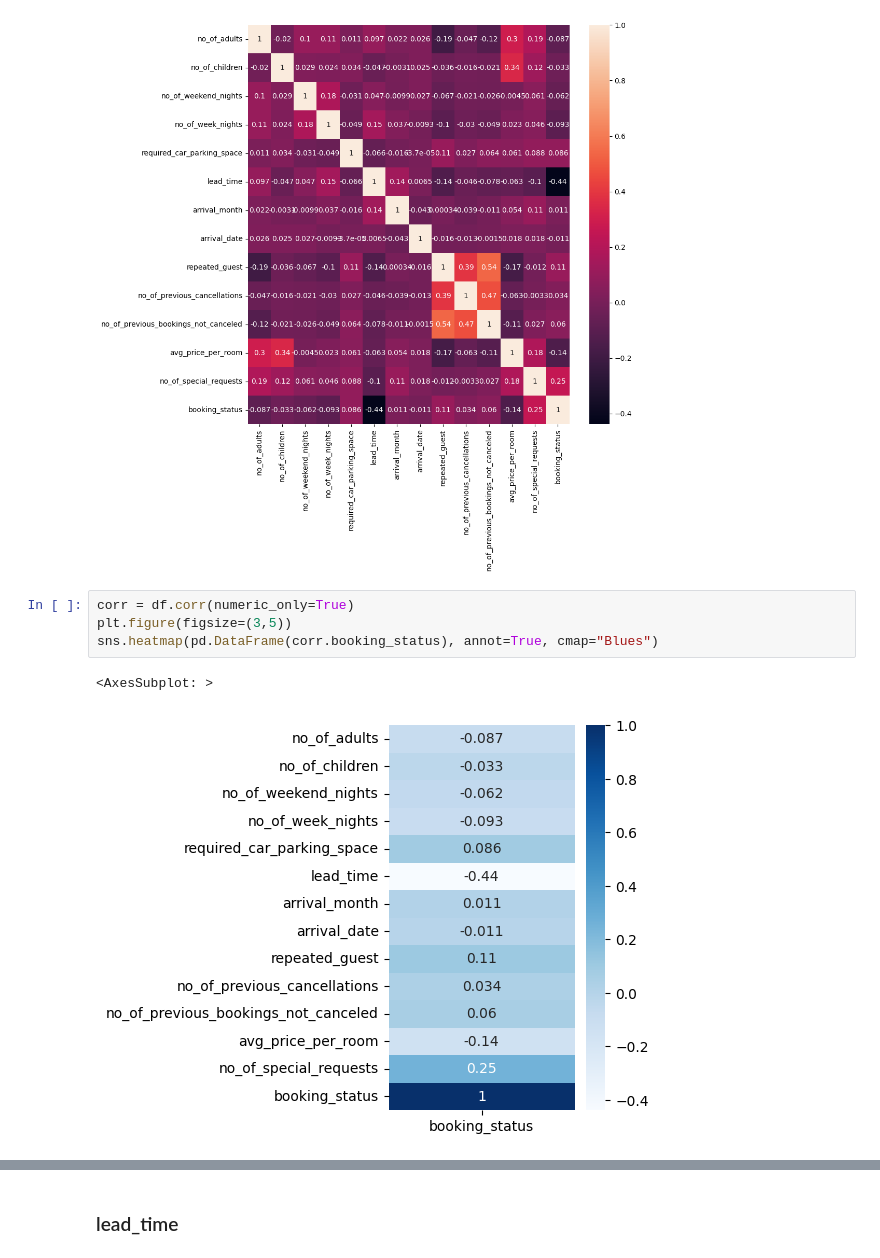
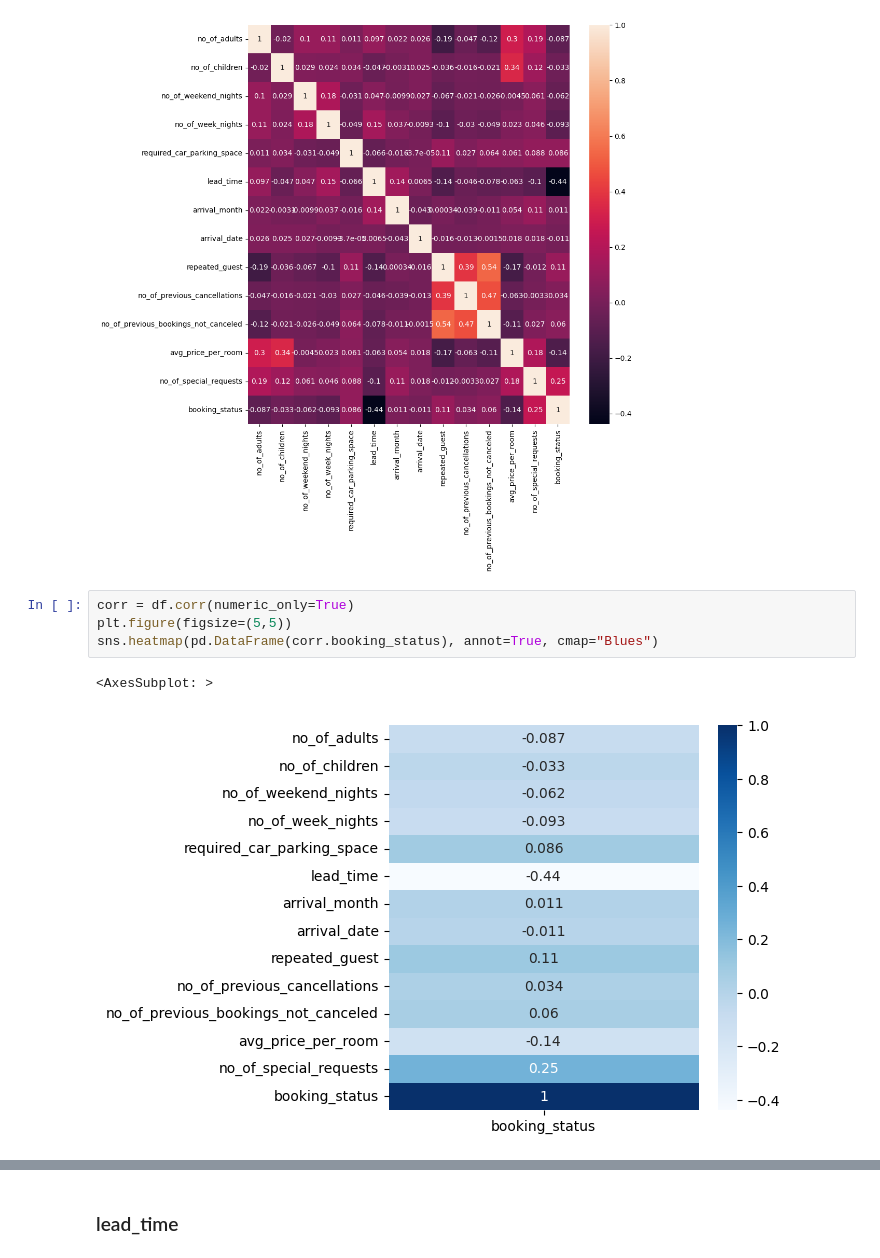
Before and after one commit to jhnnce/Kaggel_Hotel_Reservation, a Jupyter notebook: SRC_HotelR/Preprocessing_HotelR/Preprocessing_HotelR.ipynb, the cells around one changed output, grey strips where cells are left out. Cells and saved outputs as stored; diff of their text form.

```diff
--- a/SRC_HotelR/Preprocessing_HotelR/Preprocessing_HotelR.ipynb
+++ b/SRC_HotelR/Preprocessing_HotelR/Preprocessing_HotelR.ipynb
@@ -111,11 +110,11 @@ sns.heatmap(corr, annot=True);
 [figure]
 # %%
 corr = df.corr(numeric_only=True)
-plt.figure(figsize=(3,5))
+plt.figure(figsize=(5,5))
 sns.heatmap(pd.DataFrame(corr.booking_status), annot=True, cmap="Blues")
 # %% [output]
 <AxesSubplot: >
-[figure, old version]
+[figure, new version]
 # %% [markdown]
 COLUMNAS MÁS SIGNIFICATIVAS
 
```
Also changed, not shown: parts of 4 cells of this notebook, 6 other files.
